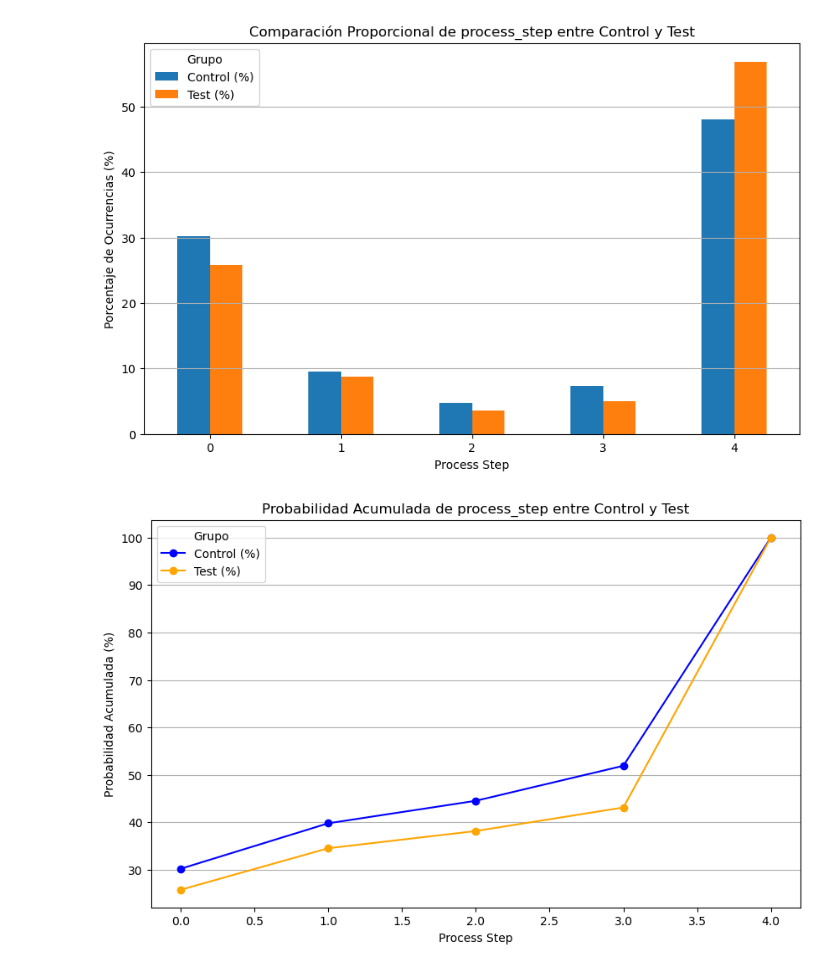
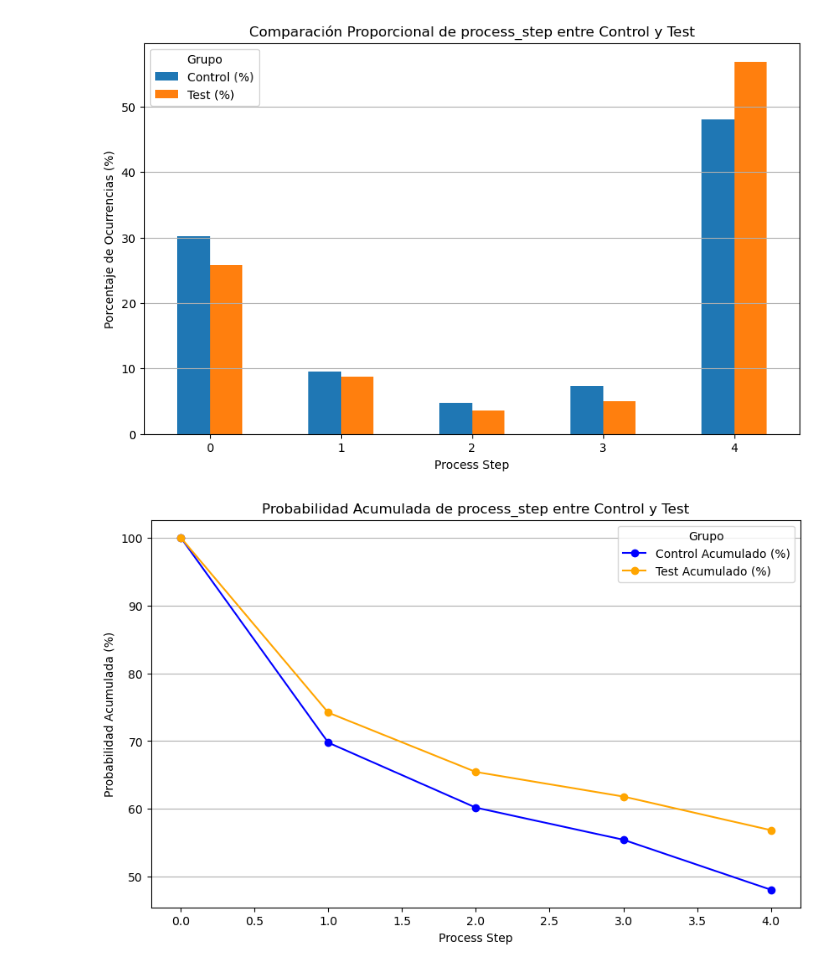
Before and after one commit to ivanalonsom/Project5_EDA_Inferential_Stats, a Jupyter notebook: main.ipynb, the cells around one changed output. Saved outputs shown, nothing was run; the diff lists cells and outputs as text; code cells hidden in the pictures.

```diff
--- a/main.ipynb
+++ b/main.ipynb
@@ -285,30 +285,64 @@ plt.show()
 # %% [output]
 [figure]
 # %%
-import pandas as pd
-import matplotlib.pyplot as plt
+# import pandas as pd
+# import matplotlib.pyplot as plt
 
-# Contar y normalizar las ocurrencias de process_step en cada DataFrame
-control_counts = df_control['process_step'].value_counts(normalize=True).sort_index() * 100
-test_counts = df_test['process_step'].value_counts(normalize=True).sort_index() * 100
+# # Contar y normalizar las ocurrencias de process_step en cada DataFrame
+# control_counts = df_control['process_step'].value_counts(normalize=True).sort_index() * 100
+# test_counts = df_test['process_step'].value_counts(normalize=True).sort_index() * 100
 
-# Crear un DataFrame para facilitar la comparación
-counts_df = pd.DataFrame({'Control (%)': control_counts, 'Test (%)': test_counts})
+# # Crear un DataFrame para facilitar la comparación
+# counts_df = pd.DataFrame({'Control (%)': control_counts, 'Test (%)': test_counts})
 
-# Calcular la probabilidad acumulada
-counts_df['Control (%)'] = counts_df['Control (%)'].cumsum()
-counts_df['Test (%)'] = counts_df['Test (%)'].cumsum()
+# # Calcular la probabilidad acumulada
+# counts_df['Control (%)'] = counts_df['Control (%)'].cumsum()
+# counts_df['Test (%)'] = counts_df['Test (%)'].cumsum()
 
-# Graficar
-plt.figure(figsize=(10, 6))
-plt.plot(counts_df.index, counts_df['Control (%)'], marker='o', label='Control (%)', color='blue')
-plt.plot(counts_df.index, counts_df['Test (%)'], marker='o', label='Test (%)', color='orange')
-plt.title('Probabilidad Acumulada de process_step entre Control y Test')
-plt.xlabel('Process Step')
-plt.ylabel('Probabilidad Acumulada (%)')
-plt.xticks(rotation=0)
-plt.legend(title='Grupo')
-plt.grid(axis='y')
-plt.show()
+# # Graficar
+# plt.figure(figsize=(10, 6))
+# plt.plot(counts_df.index, counts_df['Control (%)'], marker='o', label='Control (%)', color='blue')
+# plt.plot(counts_df.index, counts_df['Test (%)'], marker='o', label='Test (%)', color='orange')
+# plt.title('Probabilidad Acumulada de process_step entre Control y Test')
+# plt.xlabel('Process Step')
+# plt.ylabel('Probabilidad Acumulada (%)')
+# plt.xticks(rotation=0)
+# plt.legend(title='Grupo')
+# plt.grid(axis='y')
+# plt.show()
-# %% [output]
-[figure, removed]
+# %%
+import pandas as pd
+import matplotlib.pyplot as plt
+
+# Supongamos que df_control y df_test son tus DataFrames con los datos
+
+# Contar y normalizar las ocurrencias de process_step en cada DataFrame
+control_counts = df_control['process_step'].value_counts(normalize=True).sort_index() * 100
+test_counts = df_test['process_step'].value_counts(normalize=True).sort_index() * 100
+
+# Crear un DataFrame para facilitar la comparación
+counts_df = pd.DataFrame({'Control (%)': control_counts, 'Test (%)': test_counts})
+
+# Invertir el orden de los índices para calcular correctamente la probabilidad acumulada desde el paso 0
+counts_df = counts_df[::-1]
+
+# Calcular la probabilidad acumulada
+counts_df['Control Acumulado (%)'] = counts_df['Control (%)'].cumsum()
+counts_df['Test Acumulado (%)'] = counts_df['Test (%)'].cumsum()
+
+# Invertir de nuevo para graficar correctamente
+counts_df = counts_df[::-1]
+
+# Graficar
+plt.figure(figsize=(10, 6))
+plt.plot(counts_df.index, counts_df['Control Acumulado (%)'], marker='o', label='Control Acumulado (%)', color='blue')
+plt.plot(counts_df.index, counts_df['Test Acumulado (%)'], marker='o', label='Test Acumulado (%)', color='orange')
+plt.title('Probabilidad Acumulada de process_step entre Control y Test')
+plt.xlabel('Process Step')
+plt.ylabel('Probabilidad Acumulada (%)')
+plt.xticks(rotation=0)
+plt.legend(title='Grupo')
+plt.grid(axis='y')
+plt.show()
+# %% [output]
+[figure, added]
```
